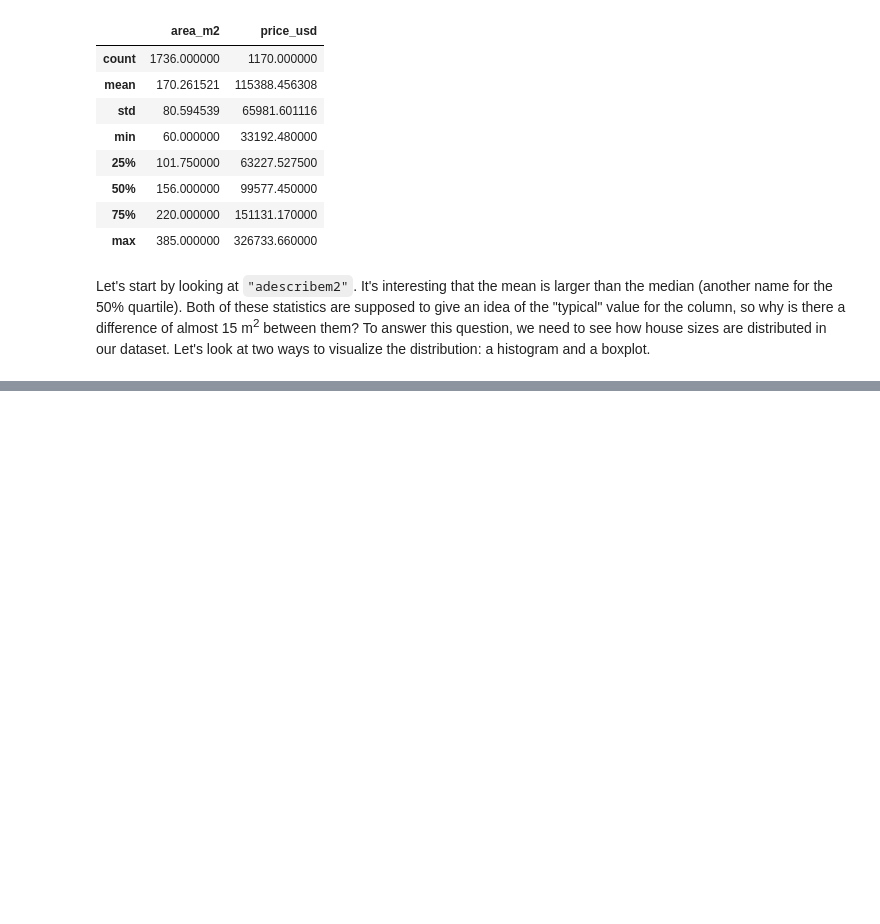
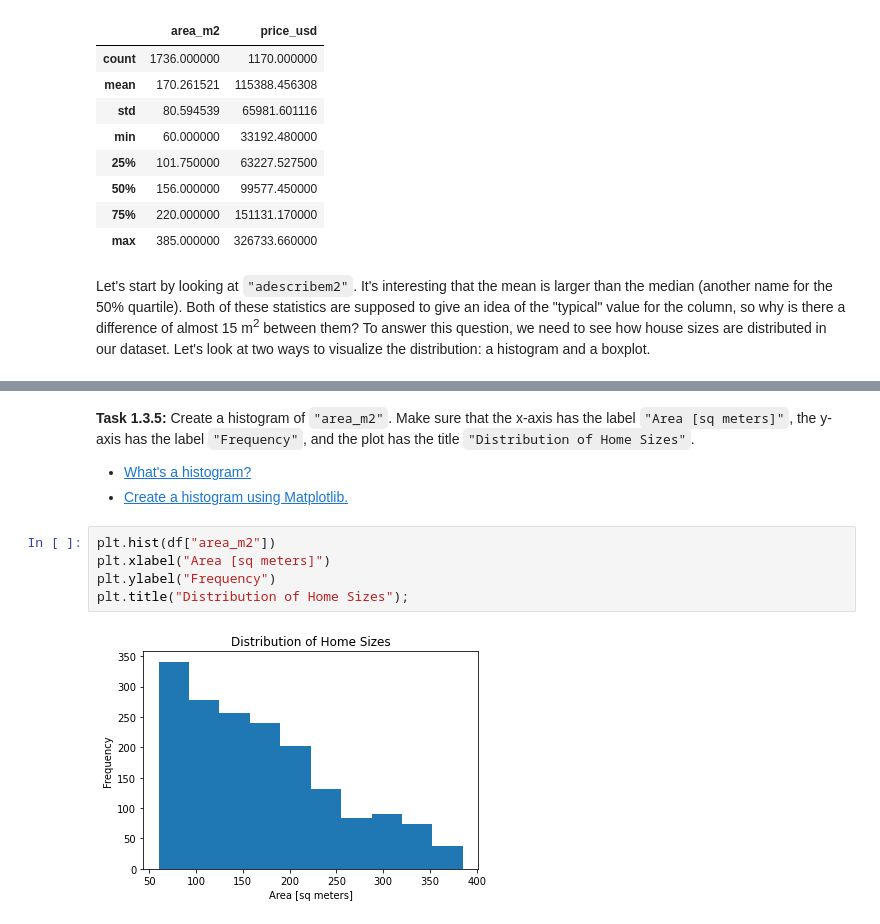
Before and after one commit to camara94/data_science_lab, a Jupyter notebook: lab/013-exploratory-data-analysis.ipynb, the cells around one changed output, grey strips where cells are left out. Saved outputs shown, nothing was run; the diff lists cells and outputs as text; blank space fills up the shorter version.

Commit message:
task 1.3.5

```diff
--- a/lab/013-exploratory-data-analysis.ipynb
+++ b/lab/013-exploratory-data-analysis.ipynb
@@ -166,0 +171,12 @@ Let's start by looking at `"adescribem2"`. It's interesting that the mean is lar
+# %% [markdown]
+**Task 1.3.5:** Create a histogram of `"area_m2"`. Make sure that the x-axis has the label `"Area [sq meters]"`, the y-axis has the label `"Frequency"`, and the plot has the title `"Distribution of Home Sizes"`.
+
+- [What's a histogram?](../%40textbook/06-visualization-matplotlib.ipynb#Histograms)
+- [Create a histogram using Matplotlib.](../%40textbook/06-visualization-matplotlib.ipynb#Histograms)
+# %%
+plt.hist(df["area_m2"])
+plt.xlabel("Area [sq meters]")
+plt.ylabel("Frequency")
+plt.title("Distribution of Home Sizes");
+# %% [output]
+[figure, added]
```
Also changed, not shown: parts of 1 cell of this notebook.
